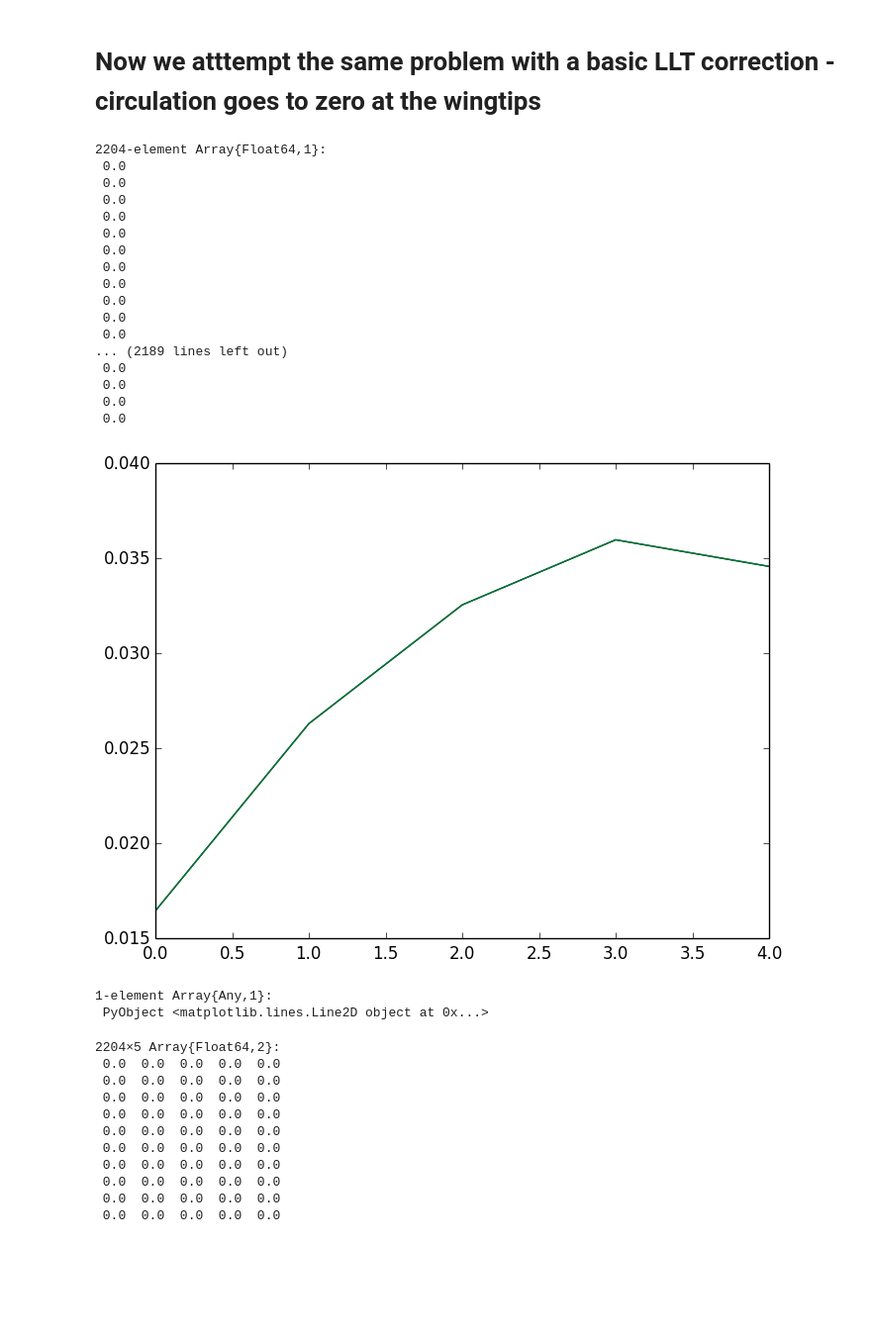
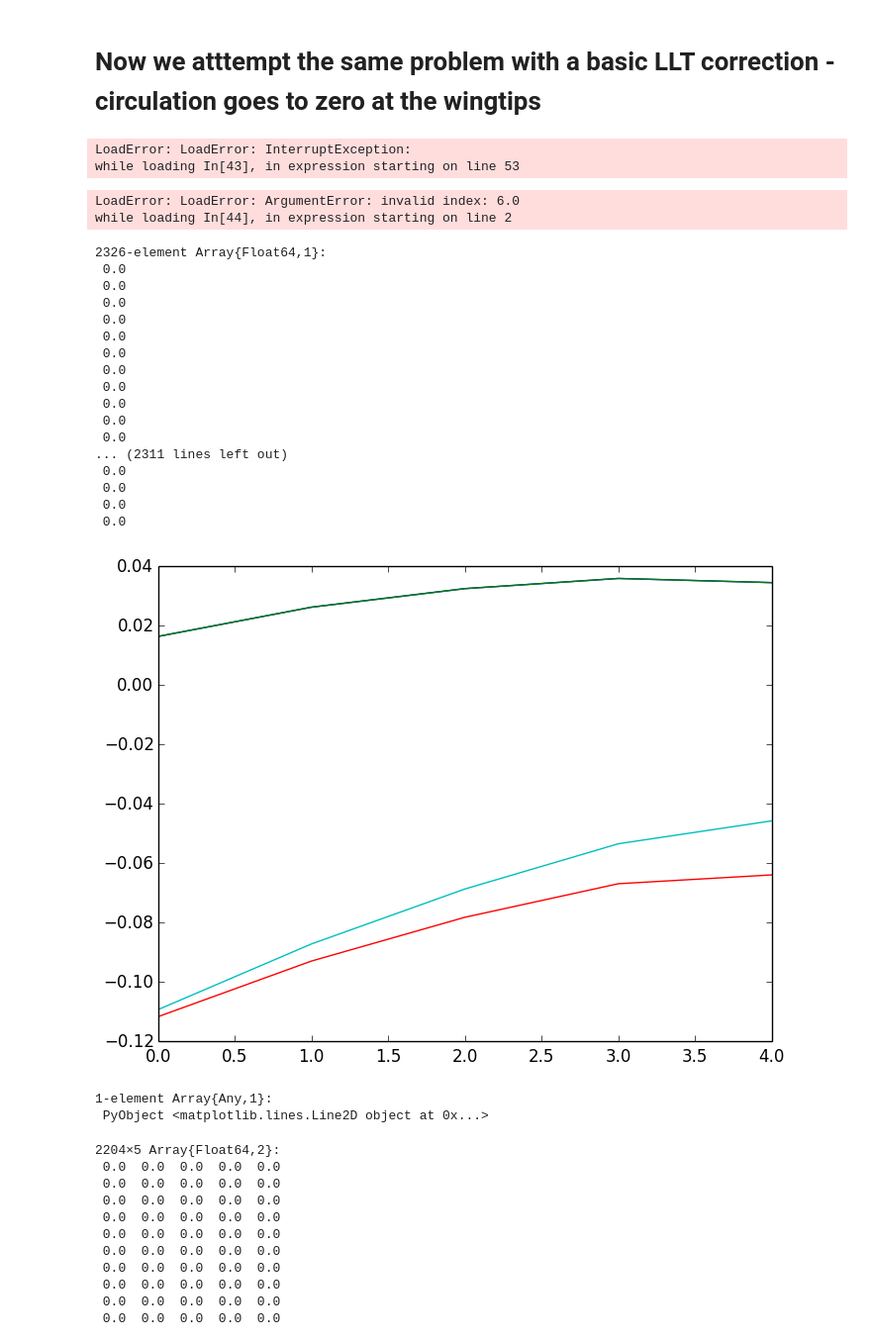
Before and after one commit to KiranRamesh-Aero/UnsteadyFlowSolvers.jl, a Jupyter notebook: Notebooks/Flexible_firstBending.ipynb, the cells around one changed output. Shown at 99% size. Drawn from its saved outputs; the diff is of its cells as text; code cells hidden in the pictures; blank space fills up the shorter version.

```diff
--- a/Notebooks/Flexible_firstBending.ipynb
+++ b/Notebooks/Flexible_firstBending.ipynb
@@ -483,13 +483,14 @@ t_tot = ncyc*T
 modedata = readdlm("../test/anto_mode1.dat");
 mode_spl = Spline1D(modedata[:,3],modedata[:,4])
 
-n_span = 5
+n_span = 12
 n_bterm = 40
 
 psi = zeros(n_span)
+dpsi = pi/n_span
 
 for i = 1:n_span
-    psi[i] = (real(i)/(n_span+1))*pi/2
+    psi[i] = (real(i)-0.5)*dpsi
 end
 
 #Run LDVM at all these locations:
@@ -514,7 +515,7 @@ W_mat = Array{Float64,2}[]
 W_surf = TwoDSurf[]
 W_curfield = TwoDFlowField[]
 
-for i = 1:n_span
+for i = 1:Int(n_span/2) #Since problem is symmetric
     hdef = CosDef(0., h_amp[i], w, 0.)
     full_kinem = KinemDef(alphadef, hdef, udef)
     surf = TwoDSurf(c, u, "FlatPlate", pvt, 70, 35, "Prescribed", full_kinem, lespcrit)
@@ -526,18 +527,34 @@ for i = 1:n_span
     push!(W_surf, st)
     push!(W_curfield, ct)
 end
+# %% [output]
+LoadError: LoadError: InterruptException:
+while loading In[43], in expression starting on line 53
+# %%
+#Mirror image for the rest of the span
+for i = n_span/2+1:n_span
+    mt = W_mat[n_span - i + 1]
+    st = W_surf[n_span - i + 1]
+    ct = W_curfield[n_span - i + 1]
+    push!(W_mat, mt)
+    push!(W_surf, st)
+    push!(W_curfield, ct)
+end
+# %% [output]
+LoadError: LoadError: ArgumentError: invalid index: 6.0
+while loading In[44], in expression starting on line 2
 # %%
-lhs = zeros(2*n_span,n_bterm)
-rhs = zeros(2*n_span)
+lhs = zeros(n_span,n_bterm)
+rhs = zeros(n_span)
 b_coeff = zeros(nsteps,n_bterm)
-sp_gam = zeros(nsteps,2*n_span)
+sp_gam = zeros(nsteps,n_span)
 
 dt = W_mat[1][2,1] - W_mat[1][1,1]
 
 cnc_f = zeros(nsteps)
 cnnc_f = zeros(nsteps)
 # %% [output]
-2204-element Array{Float64,1}:
+2326-element Array{Float64,1}:
  0.0
  0.0
  0.0
@@ -549,7 +566,7 @@ cnnc_f = zeros(nsteps)
  0.0
  0.0
  0.0
-... (2189 lines left out)
+... (2311 lines left out)
  0.0
  0.0
  0.0
@@ -601,8 +618,10 @@ end
 # %%
 plot(sp_gam[10,1:n_span])
 plot(gam_other[10,:])
+plot(a03d[10,:])
+plot(a0dot3d[10,:])
 # %% [output]
-[figure, old version]
+[figure, new version]
 1-element Array{Any,1}:
  PyObject <matplotlib.lines.Line2D object at 0x...>
 # %%
```
Also changed, not shown: 2 other files.
